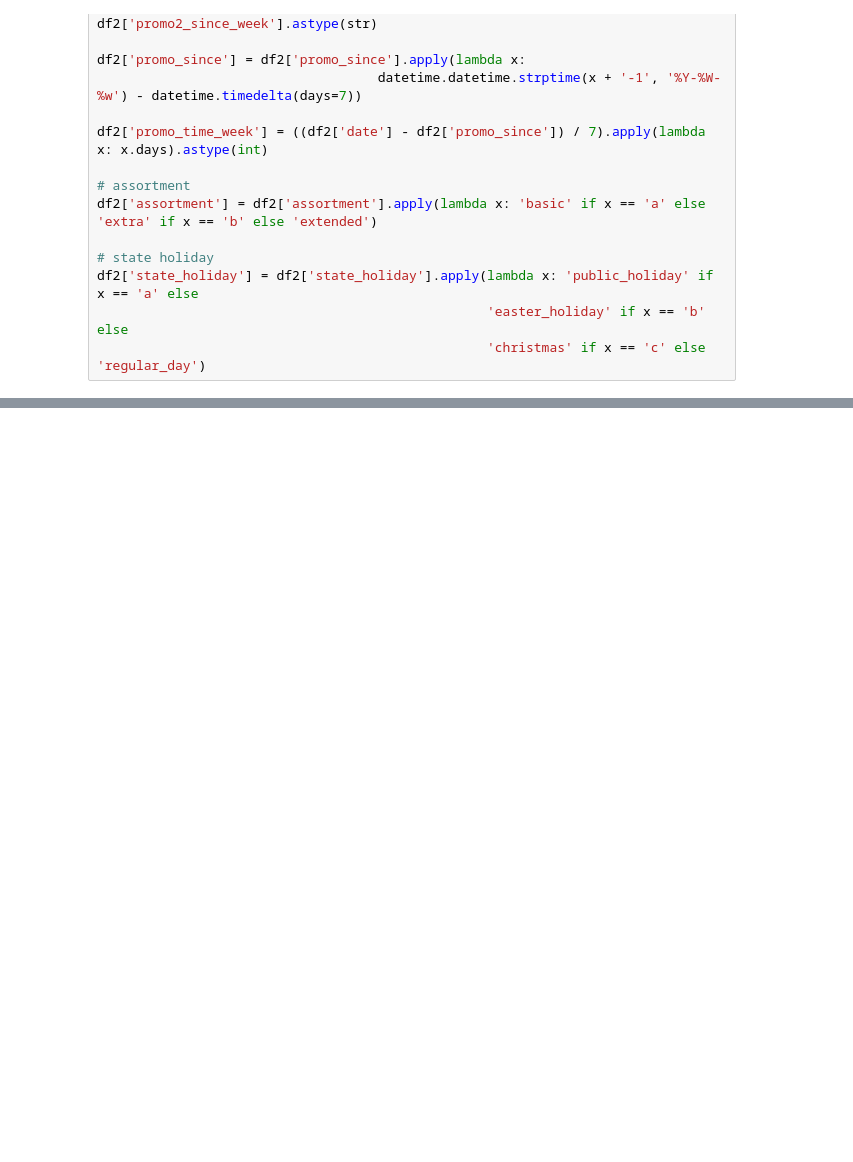
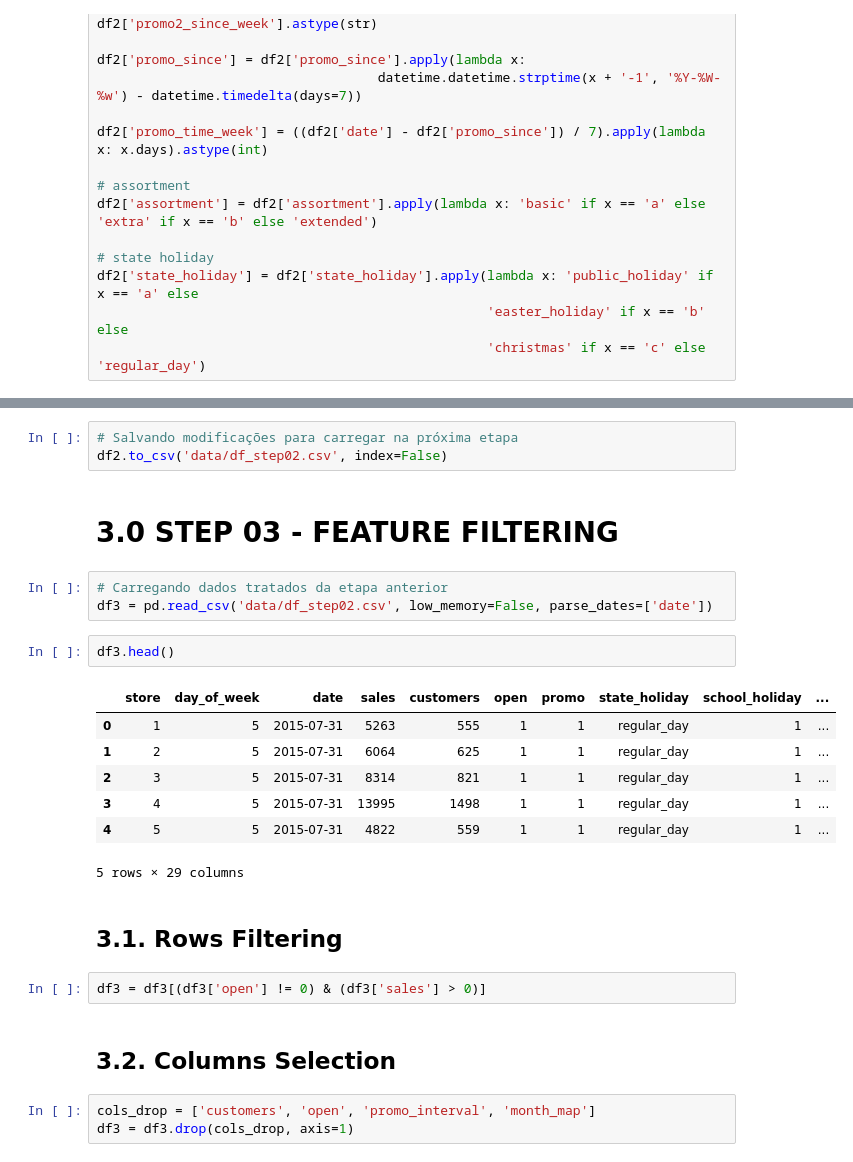
Before and after one commit to moraes-ederson/DataScienceEmProducao, a Jupyter notebook: m03_v01_store_sales_prediction.ipynb, the cells around one changed output, grey strips where cells are left out. Cells and saved outputs as stored; diff of their text form; blank space fills up the shorter version.

Commit message:
add feature filtering

```diff
--- a/m03_v01_store_sales_prediction.ipynb
+++ b/m03_v01_store_sales_prediction.ipynb
@@ -454,3 +454,30 @@ df2.head().T
 | competition_time_month | 84 | 94 | 105 | 71 | 4 |
 | promo_since | 2015-07-27 00:00:00 | 2010-03-22 00:00:00 | 2011-03-28 00:00:00 | 2015-07-27 00:00:00 | 2015-07-27 00:00:00 |
 | promo_time_week | 0 | 279 | 226 | 0 | 0 |
+# %%
+# Salvando modificações para carregar na próxima etapa
+df2.to_csv('data/df_step02.csv', index=False)
+# %% [markdown]
+# 3.0 STEP 03 - FEATURE FILTERING
+# %%
+# Carregando dados tratados da etapa anterior
+df3 = pd.read_csv('data/df_step02.csv', low_memory=False, parse_dates=['date'])
+# %%
+df3.head()
+# %% [output]
+|  | store | day_of_week | date | sales | customers | open | promo | state_holiday | school_holiday | ... |
+| 0 | 1 | 5 | 2015-07-31 | 5263 | 555 | 1 | 1 | regular_day | 1 | ... |
+| 1 | 2 | 5 | 2015-07-31 | 6064 | 625 | 1 | 1 | regular_day | 1 | ... |
+| 2 | 3 | 5 | 2015-07-31 | 8314 | 821 | 1 | 1 | regular_day | 1 | ... |
+| 3 | 4 | 5 | 2015-07-31 | 13995 | 1498 | 1 | 1 | regular_day | 1 | ... |
+| 4 | 5 | 5 | 2015-07-31 | 4822 | 559 | 1 | 1 | regular_day | 1 | ... |
+5 rows × 29 columns
+# %% [markdown]
+## 3.1. Rows Filtering
+# %%
+df3 = df3[(df3['open'] != 0) & (df3['sales'] > 0)]
+# %% [markdown]
+## 3.2. Columns Selection
+# %%
+cols_drop = ['customers', 'open', 'promo_interval', 'month_map']
+df3 = df3.drop(cols_drop, axis=1)
```
Also changed, not shown: parts of 2 cells of this notebook.
